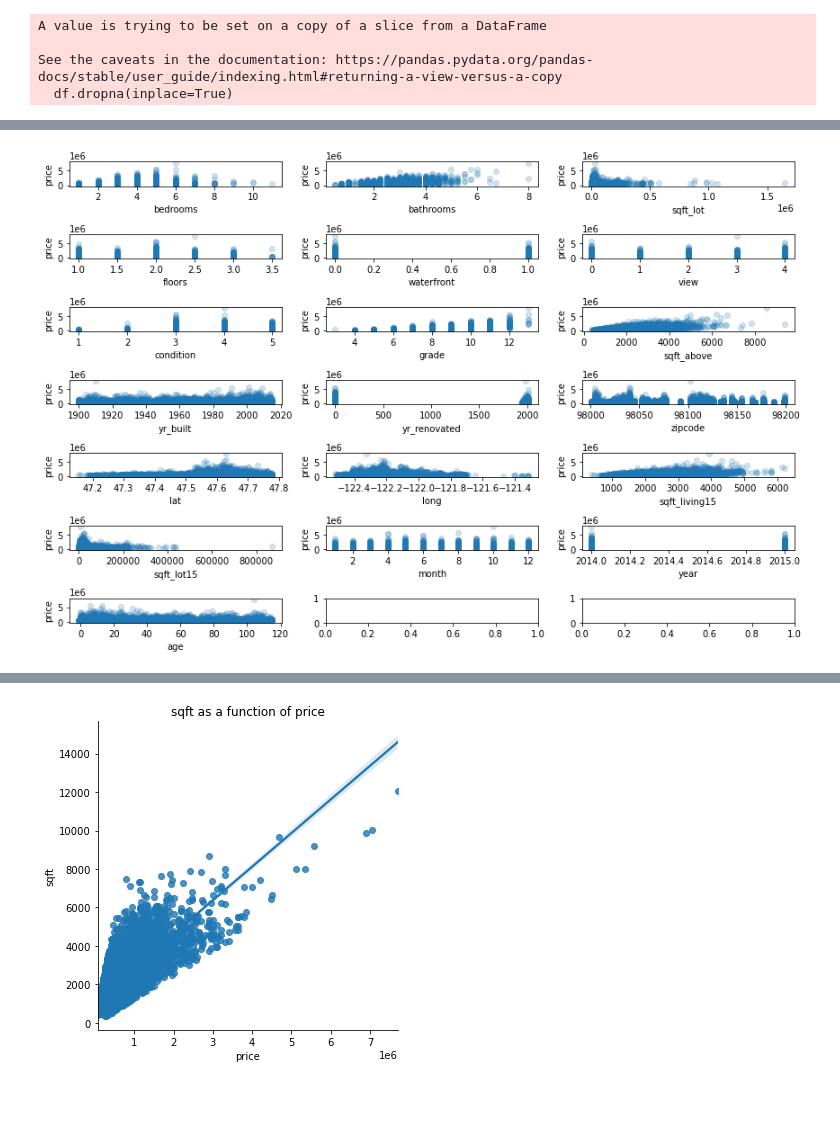
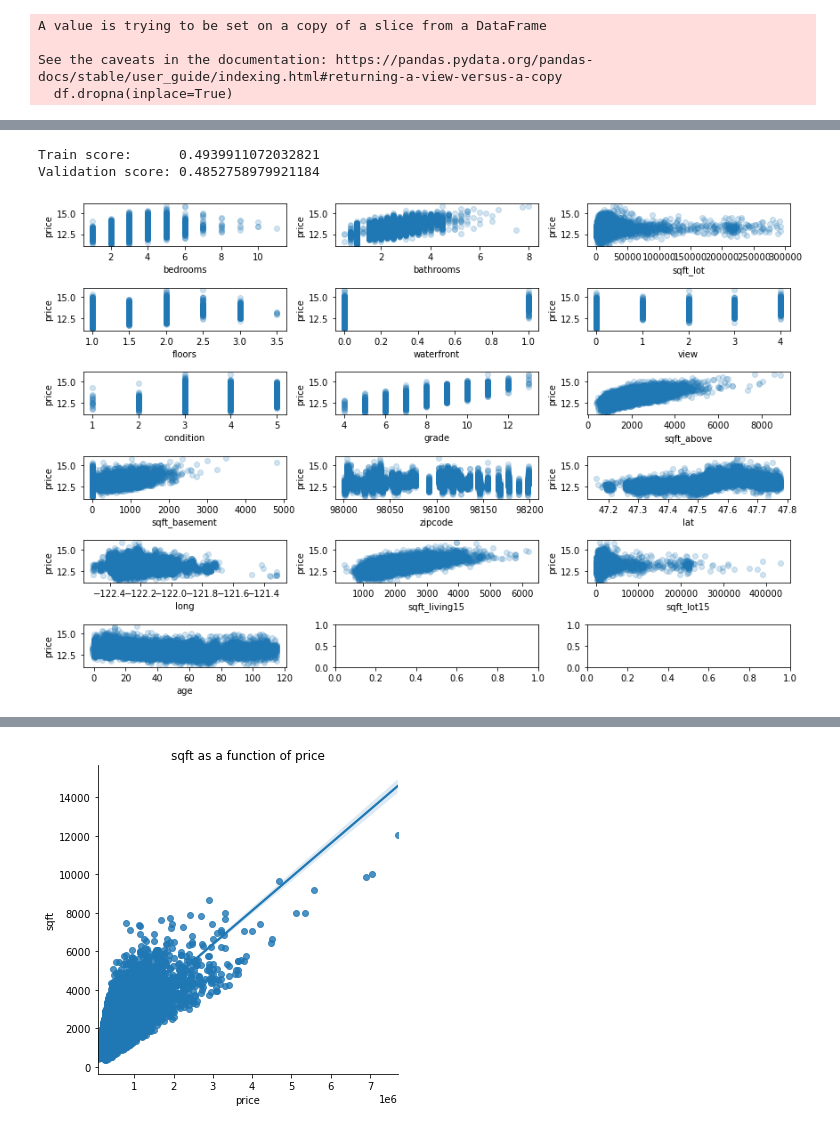
Before and after one commit to soohyunnie/project_2_analyze_houses, a Jupyter notebook: Avi_project .ipynb, the cells around one changed output, grey strips where cells are left out. Drawn from its saved outputs; the diff is of its cells as text; code cells hidden in the pictures; blank space fills up the shorter version.

```diff
--- a/Avi_project .ipynb
+++ b/Avi_project .ipynb
@@ -101,0 +101,3 @@ X_train, X_test, y_train, y_test = train_test_split(X, y, test_size=0.25, random
+# %%
+df=df.drop('yr_renovated',axis =1)
+df
@@ -199,3 +219 @@ age                 0
 dtype: int64
-# %%
-df.drop('yr_renovated',inplace=True,axis=1)
@@ -238,3 +253,8 @@ dtype: int64
 df['sqft_basement'] = df['sqft_basement'].astype(float)
 # %%
 df= df[df['sqft_lot']<300000]
+# %%
+from sklearn.model_selection import train_test_split
+X = df.drop(['price'], axis=1)
+y = df['price']
+y= np.log(y)
@@ -311,16 +313,29 @@ Validation score: 0.4935530672243642
-# %%
-X_train_numeric = X_train.select_dtypes("number").copy()
+# %%
+#y_test
+baseline_scores = cross_validate(
+    estimator=baseline_model,
+    X=X_test[[most_correlated_feature]],
+    y=y_test,
+    return_train_score=True,
+    cv=splitter
+)
+
+print("Train score:     ", baseline_scores["train_score"].mean())
+print("Validation score:", baseline_scores["test_score"].mean())
+# %% [output]
+Train score:      0.4939911072032821
+Validation score: 0.4852758979921184
 # %%
-scatterplot_data = X_train_numeric.drop("sqft_living", axis=1)
+scatterplot_data = X_train.drop("sqft_living", axis=1)
 
-fig, axes = plt.subplots(ncols=3, nrows=7, figsize=(12, 8))
+fig, axes = plt.subplots(ncols=3, nrows=6, figsize=(12, 8))
 fig.set_tight_layout(True)
 
 for index, col in enumerate(scatterplot_data.columns):
     ax = axes[index//3][index%3]
     ax.scatter(X_train_numeric[col], y_train, alpha=0.2)
     ax.set_xlabel(col)
     ax.set_ylabel("price")
 # %% [output]
-[figure, old version]
+[figure, new version]
 # %%
```
Also changed, not shown: parts of 40 cells of this notebook, 1 other file.
